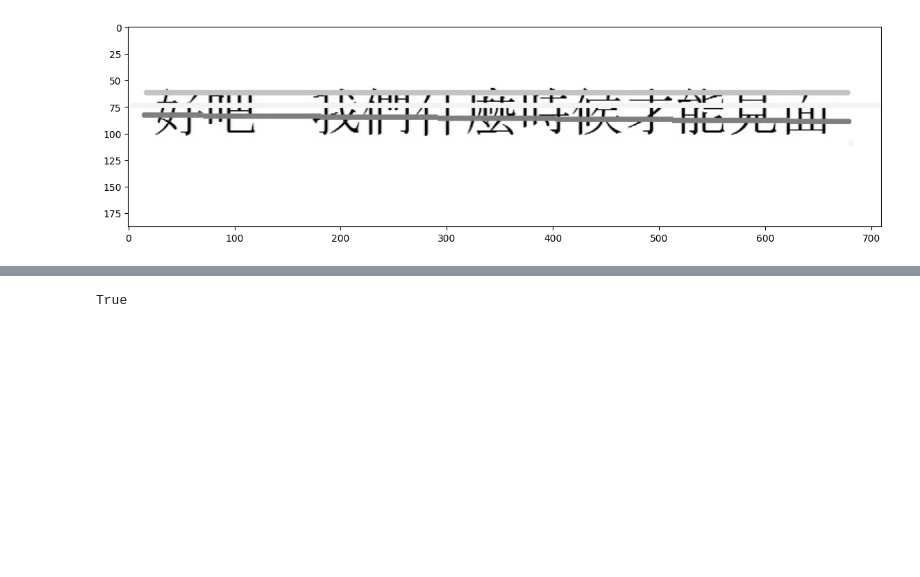
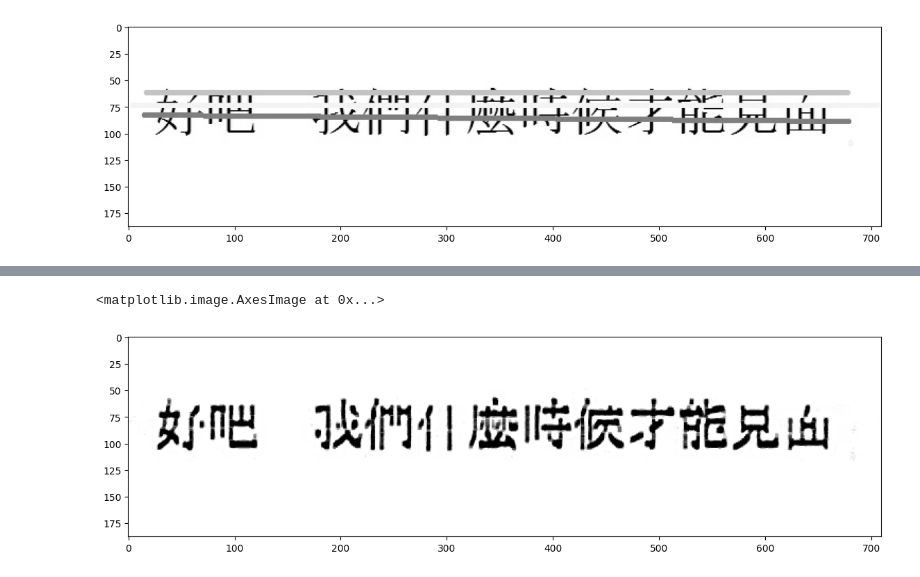
Before and after one commit to Havlong/img-processing, a Jupyter notebook: lab4.ipynb, the cells around one changed output, grey strips where cells are left out. Cells and saved outputs as stored; diff of their text form; code cells hidden in the pictures; blank space fills up the shorter version.

```diff
--- a/lab4.ipynb
+++ b/lab4.ipynb
@@ -42,5 +46,19 @@ plt.imshow(thresholded, cmap='gray')
 # %%
-cv.imwrite('images/better_text.jpg', cv.cvtColor(thresholded, cv.COLOR_GRAY2BGR))
+sharp_k = -np.ones((3, 3))
+sharp_k[1, 1] = 9
+
+eroded = cv.erode(mask_off, np.ones((6, 1), np.uint8))
+blurred = cv.GaussianBlur(eroded, (9, 9), 2.0)
+sharpened = cv.filter2D(blurred, -1, sharp_k)
+sharpened = cv.morphologyEx(sharpened, cv.MORPH_CLOSE, np.ones((2, 2), np.uint8))
+sharpened = cv.filter2D(sharpened, -1, sharp_k)
+sharpened = cv.morphologyEx(sharpened, cv.MORPH_CLOSE, np.ones((2, 2), np.uint8))
+
+
+cv.imwrite('images/fuller_text.png', cv.cvtColor(sharpened, cv.COLOR_GRAY2BGR))
+plt.figure(figsize=(14,4))
+plt.imshow(sharpened, cmap='gray')
 # %% [output]
-True
+<matplotlib.image.AxesImage at 0x...>
+[figure, added]
 # %% [markdown]
```
Also changed, not shown: parts of 2 cells of this notebook, 3 other files.
